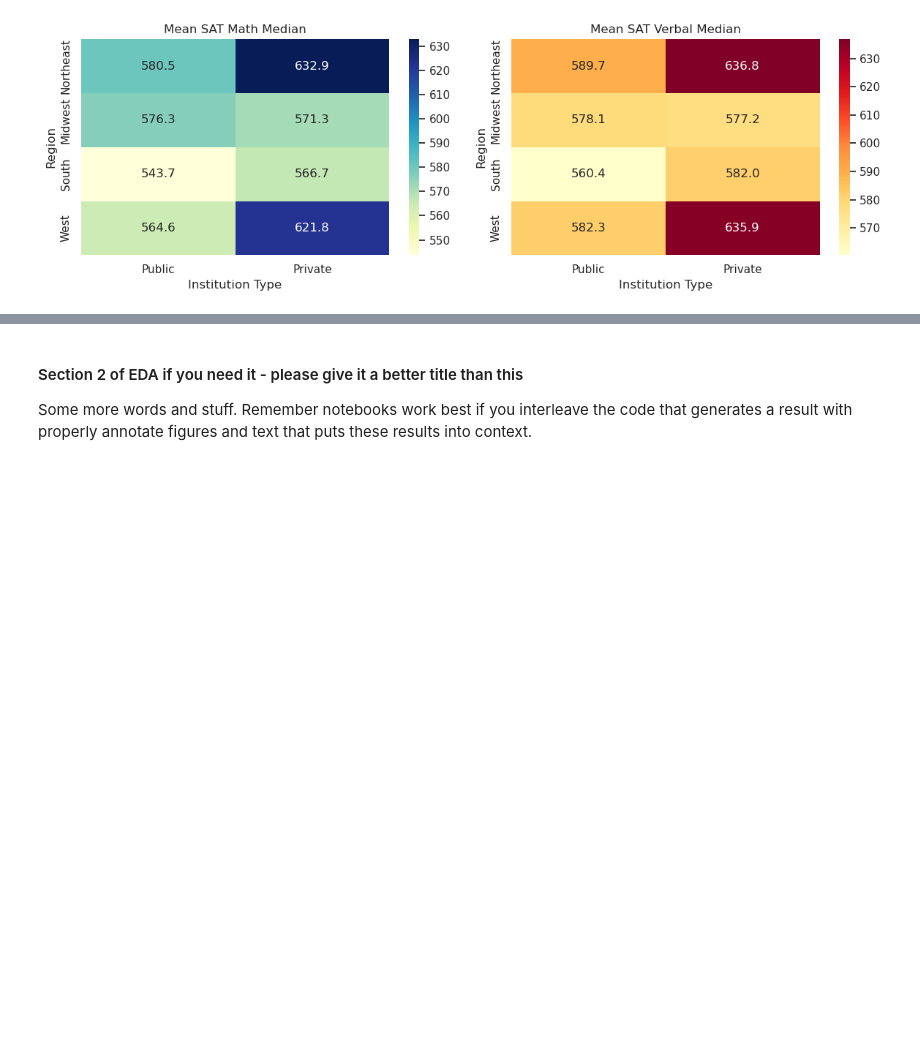
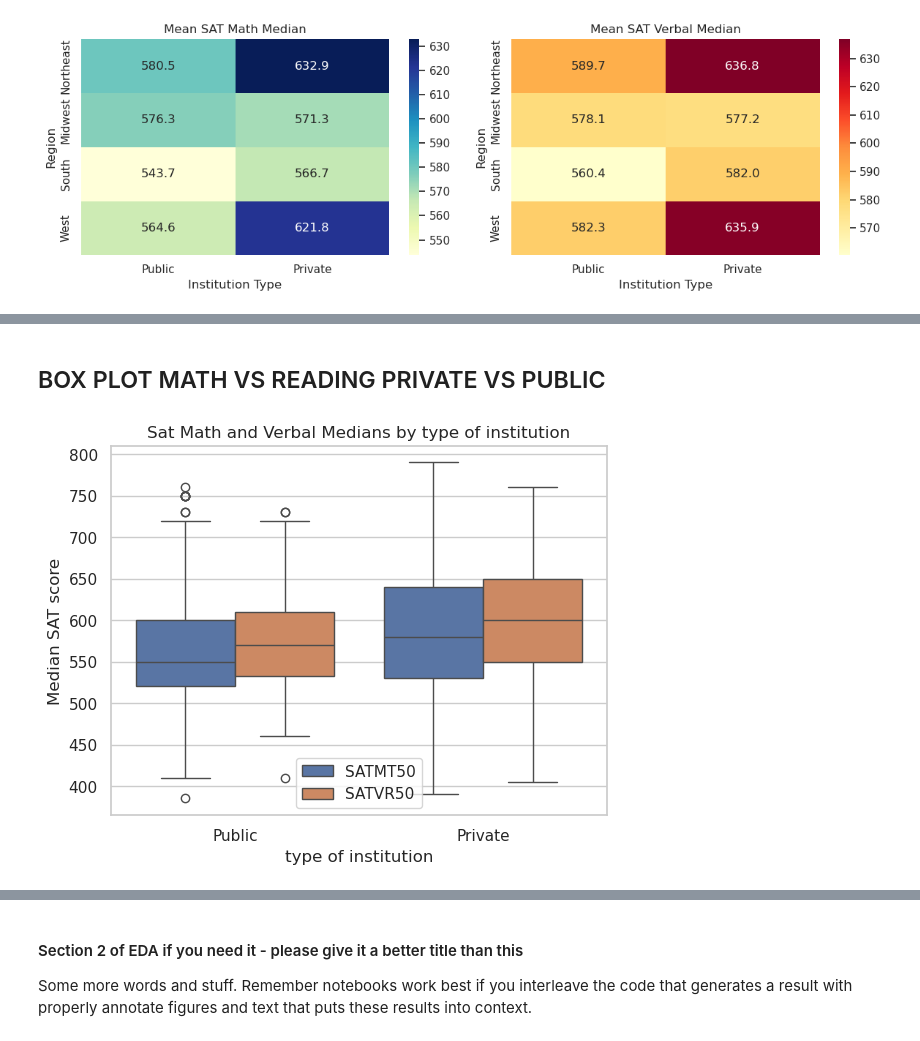
Before and after one commit to COGS108/Group065_WI26, a Jupyter notebook: 02-EDACheckpoint.ipynb, the cells around one changed output, grey strips where cells are left out. Saved outputs shown, nothing was run; the diff lists cells and outputs as text; code cells hidden in the pictures; blank space fills up the shorter version.

```diff
--- a/02-EDACheckpoint.ipynb
+++ b/02-EDACheckpoint.ipynb
@@ -266,0 +287,18 @@ plt.show()
+# %% [markdown]
+## BOX PLOT MATH VS READING PRIVATE VS PUBLIC
+# %%
+sns.boxplot(
+    data=sat_together,
+    x='control_group',
+    y='score',
+    hue ='SAT_comp',
+    order=control_order
+)
+
+plt.title('Sat Math and Verbal Medians by type of institution')
+plt.xlabel('type of institution')
+plt.ylabel('Median SAT score')
+plt.legend()
+plt.show()
+# %% [output]
+[figure, added]
```
Also changed, not shown: parts of 16 cells of this notebook.
